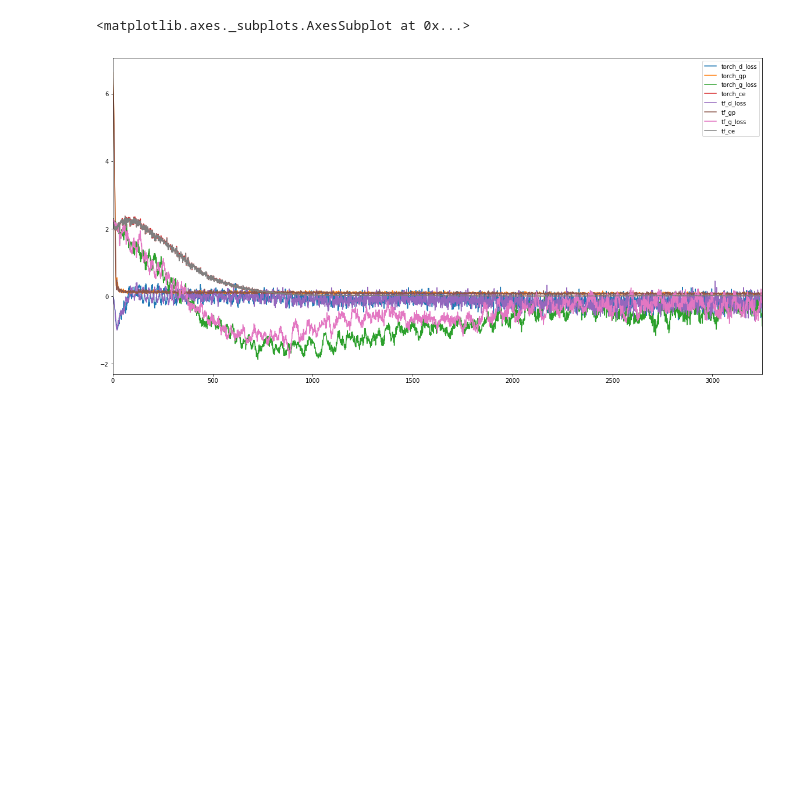
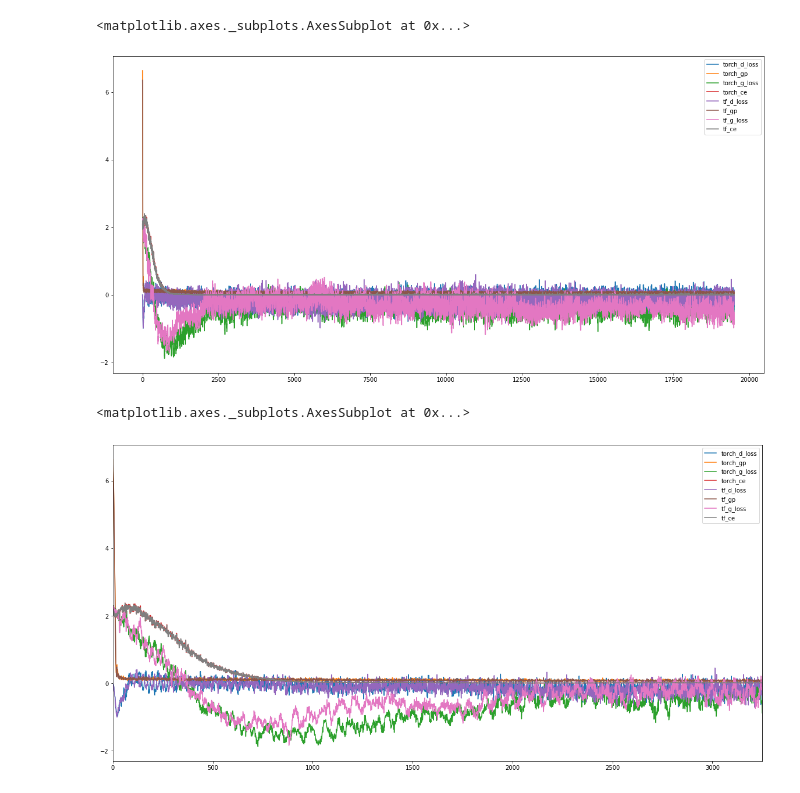
Before and after one commit to ljk423/ctgan-tf, a Jupyter notebook: notebooks/StatsComp.ipynb, the cells around one changed output. Drawn from its saved outputs; the diff is of its cells as text; code cells hidden in the pictures; blank space fills up the shorter version.

```diff
--- a/notebooks/StatsComp.ipynb
+++ b/notebooks/StatsComp.ipynb
@@ -45,3 +45,8 @@ df.iloc[:,4:].plot(figsize=(20,10))
+# %%
+df.plot(figsize=(20,10))
+# %% [output]
+<matplotlib.axes._subplots.AxesSubplot at 0x...>
+[figure, added]
 # %%
 df.plot(figsize=(20,10))
 # %% [output]
```
Also changed, not shown: parts of 4 cells of this notebook, 11 other files.
